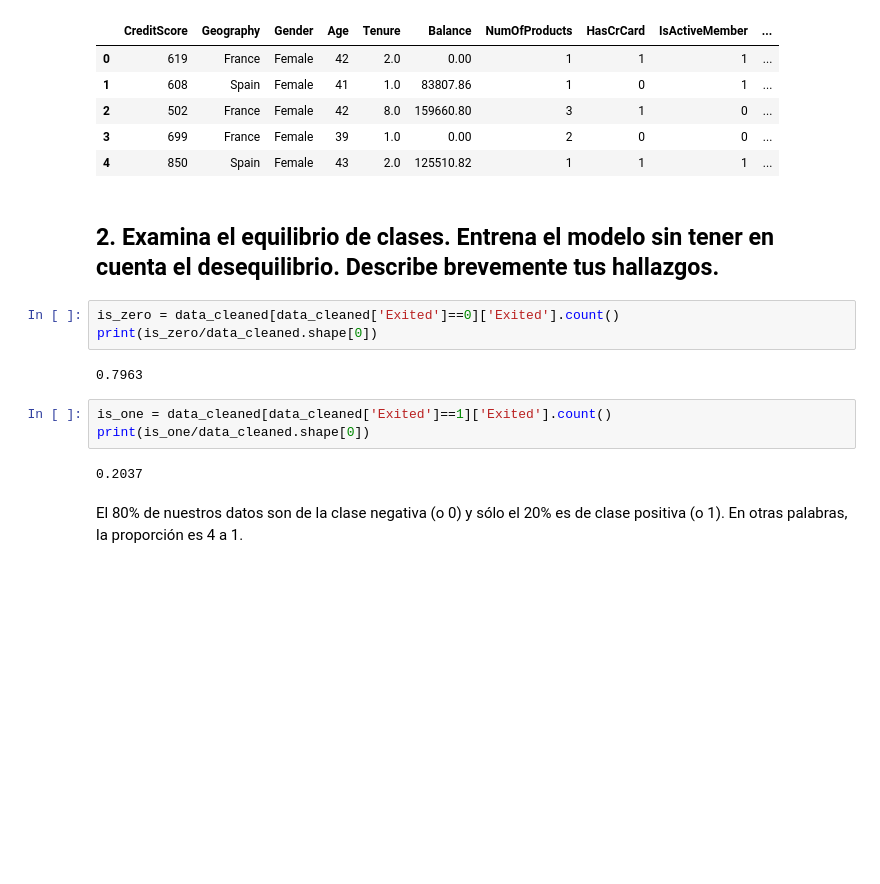
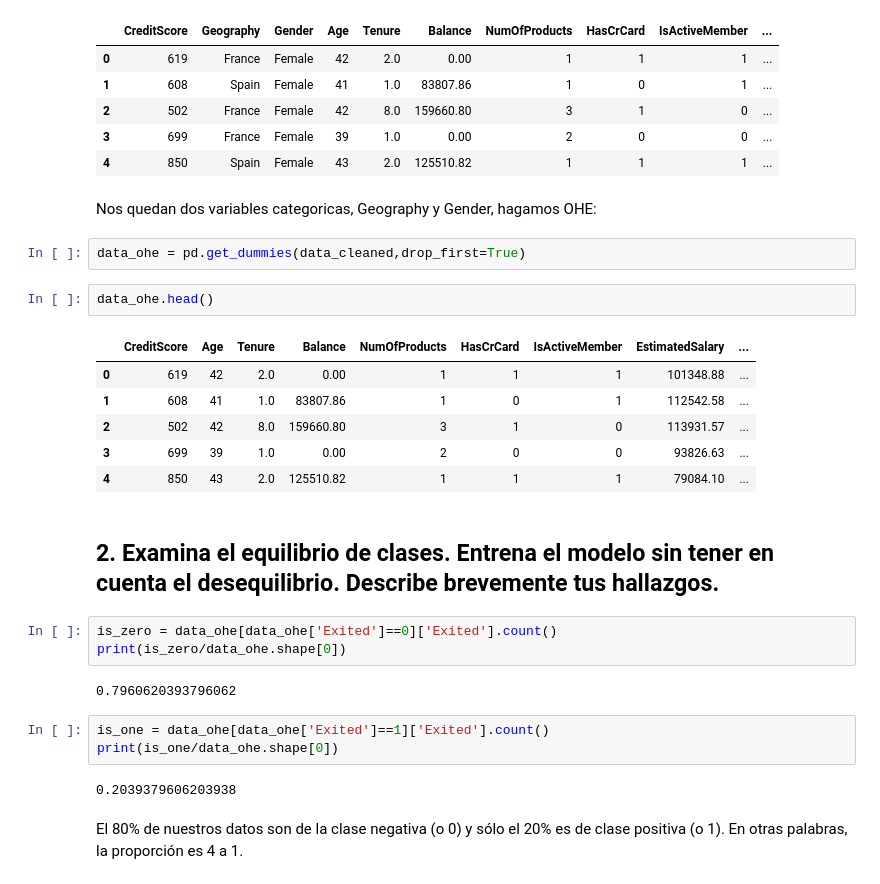
Before and after one commit to NikolaiGarcia/Aprendizaje_supervisado, a Jupyter notebook: Aprendizaje supervisado.ipynb, the cells around one changed output. Saved outputs shown, nothing was run; the diff lists cells and outputs as text; blank space fills up the shorter version.

```diff
--- a/Aprendizaje supervisado.ipynb
+++ b/Aprendizaje supervisado.ipynb
@@ -92,18 +109,31 @@ data_cleaned.head()
 | 2 | 502 | France | Female | 42 | 8.0 | 159660.80 | 3 | 1 | 0 | ... |
 | 3 | 699 | France | Female | 39 | 1.0 | 0.00 | 2 | 0 | 0 | ... |
 | 4 | 850 | Spain | Female | 43 | 2.0 | 125510.82 | 1 | 1 | 1 | ... |
+# %% [markdown]
+Nos quedan dos variables categoricas, Geography y Gender, hagamos OHE:
+# %%
+data_ohe = pd.get_dummies(data_cleaned,drop_first=True)
+# %%
+data_ohe.head()
+# %% [output]
+|  | CreditScore | Age | Tenure | Balance | NumOfProducts | HasCrCard | IsActiveMember | EstimatedSalary | ... |
+| 0 | 619 | 42 | 2.0 | 0.00 | 1 | 1 | 1 | 101348.88 | ... |
+| 1 | 608 | 41 | 1.0 | 83807.86 | 1 | 0 | 1 | 112542.58 | ... |
+| 2 | 502 | 42 | 8.0 | 159660.80 | 3 | 1 | 0 | 113931.57 | ... |
+| 3 | 699 | 39 | 1.0 | 0.00 | 2 | 0 | 0 | 93826.63 | ... |
+| 4 | 850 | 43 | 2.0 | 125510.82 | 1 | 1 | 1 | 79084.10 | ... |
 # %% [markdown]
 ## 2. Examina el equilibrio de clases. Entrena el modelo sin tener en cuenta el desequilibrio. Describe brevemente tus hallazgos.
 # %%
-is_zero = data_cleaned[data_cleaned['Exited']==0]['Exited'].count()
-print(is_zero/data_cleaned.shape[0])
+is_zero = data_ohe[data_ohe['Exited']==0]['Exited'].count()
+print(is_zero/data_ohe.shape[0])
 # %% [output]
-0.7963
+0.7960620393796062
 # %%
-is_one = data_cleaned[data_cleaned['Exited']==1]['Exited'].count()
-print(is_one/data_cleaned.shape[0])
+is_one = data_ohe[data_ohe['Exited']==1]['Exited'].count()
+print(is_one/data_ohe.shape[0])
 # %% [output]
-0.2037
+0.2039379606203938
 # %% [markdown]
 El 80% de nuestros datos son de la clase negativa (o 0) y sólo el 20% es de clase positiva (o 1). En otras palabras, la proporción es 4 a 1.
 # %%
```
Also changed, not shown: parts of 15 cells of this notebook.
